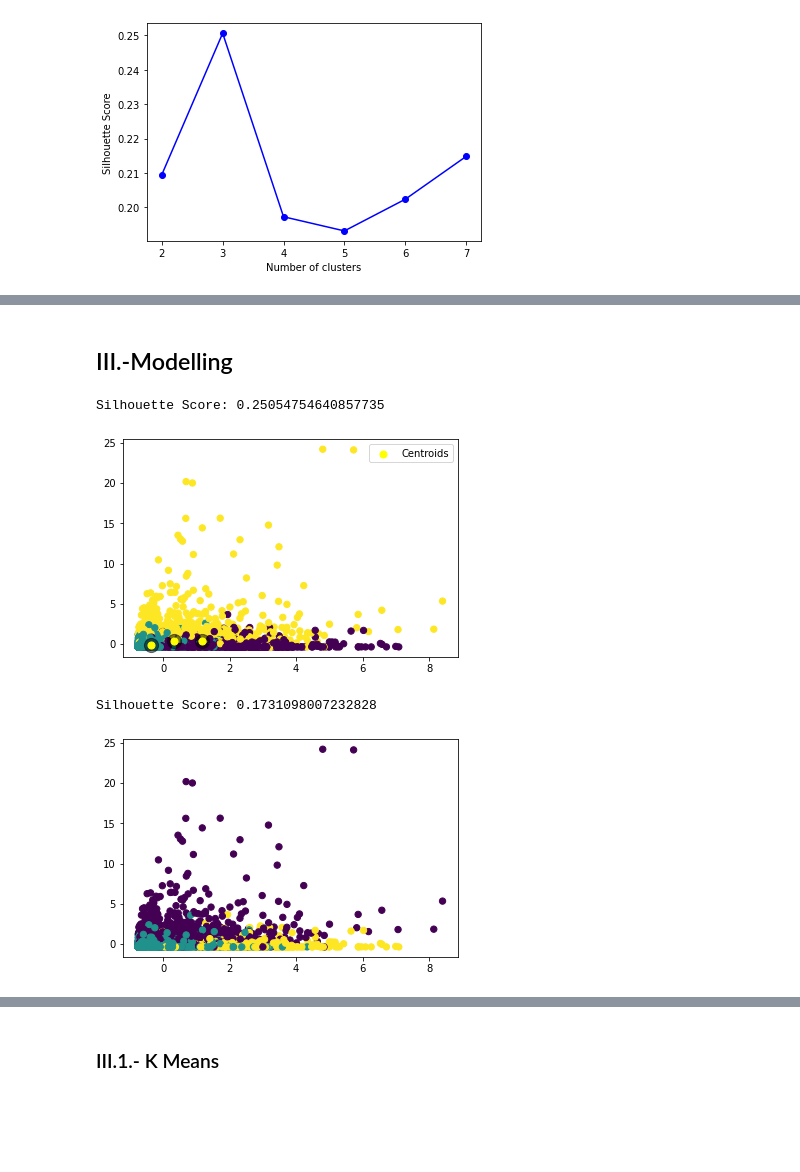
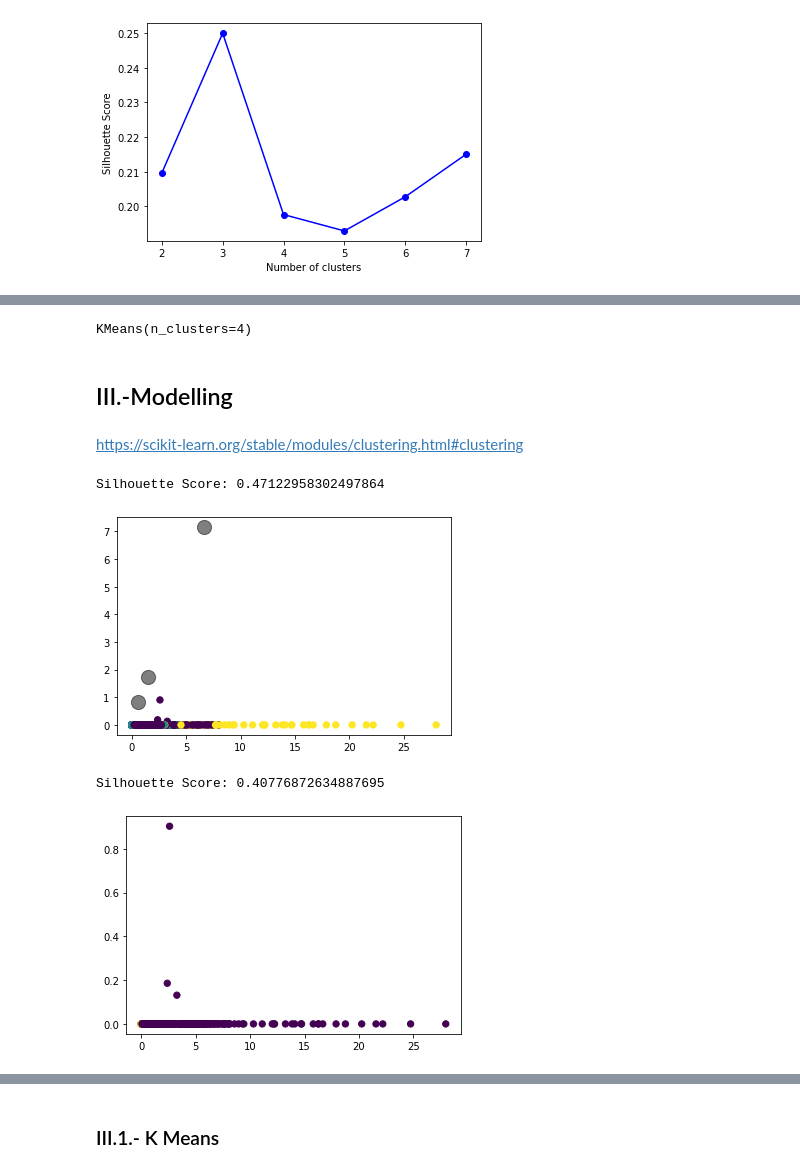
Before and after one commit to Insectonwindscreen/MLxB_CA1, a Jupyter notebook: Marketing_analysis_clusters_1.ipynb, the cells around one changed output, grey strips where cells are left out. Cells and saved outputs as stored; diff of their text form; code cells hidden in the pictures; blank space fills up the shorter version.

```diff
--- a/Marketing_analysis_clusters_1.ipynb
+++ b/Marketing_analysis_clusters_1.ipynb
@@ -184,7 +185,7 @@ len(creditcard_df.columns)#It has 17 column
 # %% [markdown]
 ### I.2.-Statistical plots
 # %%
-## plotting the distribution of each column
+"""## plotting the distribution of each column
 plt.figure(figsize=(10,50))
 for i in range(len(creditcard_df.columns)):
     plt.subplot(17, 1, i + 1) ## KDE = kernel density estimate to smooth the distribution as line
@@ -192,5 +193,5 @@ for i in range(len(creditcard_df.columns)):
     ax.lines[0].set_color('crimson')
     plt.title(creditcard_df.columns[i])
     plt.legend('KDE')
-    plt.tight_layout();
+    plt.tight_layout();"""
 # %% [output]
@@ -330,7 +331,7 @@ distortions = []# the average of the squared distances
 inertias = []#sum of squared distances of samples to their closest cluster center.
 map1 = {}
 map2 = {}
-K= range(1, 10)
+K= range(1, 8)
 for i in K:
     # Building and fitting the model
     Model = KMeans(n_clusters=i).fit(creditcard_df_scaled)
@@ -407,0 +473,7 @@ plt.show()
+# %%
+wcss_2 = []
+range_values = range(1, 8)
+for i in range_values:
+    kmeans = KMeans(n_clusters=i)
+    kmeans.fit(compact)
+    wcss_2.append(kmeans.inertia_)
@@ -408,3 +491,8 @@ plt.show()
+# %%
+kmeans = KMeans(n_clusters=4)
+kmeans.fit(compact)
+# %% [output]
+KMeans(n_clusters=4)
 # %% [markdown]
 ## III.-Modelling
 # %%
@@ -421,43 +511,48 @@ from sklearn.metrics.pairwise import pairwise_distances_argmin
 
 #from sklearn.model_selection import GridSearchCV
+# %% [markdown]
+https://scikit-learn.org/stable/modules/clustering.html#clustering
 # %%
 #Let's use the Standard Scaler
 scaler = StandardScaler()
 df= creditcard_df.values
 df= scaler.fit_transform(df)
-x=df
-n_clusters= 3
+x=compact
 
 #creating list
 models = ['KMeans', 'Agglomerative Clustering',' FCM',
           'GaussianMixture', 'Birch']
-Labels = []
-Score  = []
+Cluster = []
+Score_Silhouette = []
+Score_Calinski_Harabasz = []
+Score_Davies_Bouldin = []
 # %%
-kmeans = KMeans(n_clusters = n_clusters, max_iter = 300, n_init = 10, random_state = 38)
+kmeans = KMeans(n_clusters = 3, max_iter = 300, n_init = 10, random_state = 38)
 y_kmeans = kmeans.fit_predict(x)
 centers = kmeans.cluster_centers_
 
 
 # Visualising the clusters using scatter() method
 plt.scatter(x[:,0], x[:,3], c=y_kmeans, s=40, cmap='viridis')
 plt.scatter(centers[:, 0], centers[:, 1], c='black', s=200, alpha=0.5);
 
 
 # Plotting the centroids of the clusters
-plt.scatter(kmeans.cluster_centers_[:, 0], kmeans.cluster_centers_[:,1], s = 50, c = 'yellow', label = 'Centroids')
-plt.legend(loc ="best")
+#plt.scatter(kmeans.cluster_centers_[:, 0], kmeans.cluster_centers_[:,1], s = 50, c = 'yellow', label = 'Centroids')
+#plt.legend(loc ="best")
 # Display the silhouette score values
 print(f'Silhouette Score: {silhouette_score(x, y_kmeans)}')
 
 # Create an additional column in the dataframe (df) as KMeans_labels
-Labels.append(kmeans.labels_)
-Score.append(silhouette_score(x, y_kmeans))
+Cluster.append('3')
+Score_Silhouette.append(silhouette_score(x, y_kmeans))
+Score_Calinski_Harabasz.append(metrics.calinski_harabasz_score(x, y_kmeans))
+Score_Davies_Bouldin.append(davies_bouldin_score(x, y_kmeans))
 # %% [output]
-Silhouette Score: 0.25054754640857735
+Silhouette Score: 0.47122958302497864
-[figure, old version]
+[figure, new version]
 # %%
-kmeans = AgglomerativeClustering(n_clusters = n_clusters, affinity = 'euclidean', linkage = 'ward')
+kmeans = AgglomerativeClustering(n_clusters = 2, affinity = 'euclidean', linkage = 'ward')
 y_kmeans = kmeans.fit_predict(x)
 
 # Visualising the clusters using scatter() method
@@ -466,9 +561,11 @@ plt.scatter(x[:,0], x[:,3], c=y_kmeans, s=40, cmap='viridis')
 print(f'Silhouette Score: {silhouette_score(x, y_kmeans)}')
 
 # Create an additional column in the dataframe (df) as KMeans_labels
-Labels.append(kmeans.labels_)
-Score.append(silhouette_score(x, y_kmeans))
+Cluster.append('2')
+Score_Silhouette.append(silhouette_score(x, y_kmeans))
+Score_Calinski_Harabasz.append(metrics.calinski_harabasz_score(x, y_kmeans))
+Score_Davies_Bouldin.append(davies_bouldin_score(x, y_kmeans))
 # %% [output]
-Silhouette Score: 0.1731098007232828
+Silhouette Score: 0.40776872634887695
-[figure, old version]
+[figure, new version]
 # %%
```
Also changed, not shown: parts of 69 cells of this notebook.
